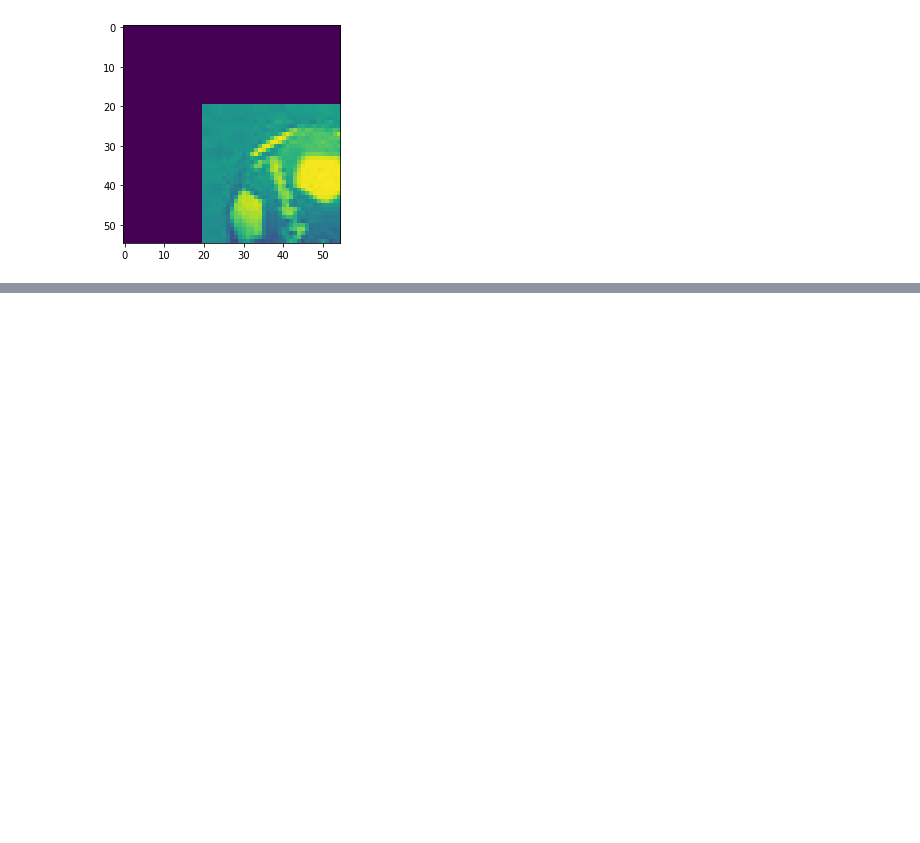
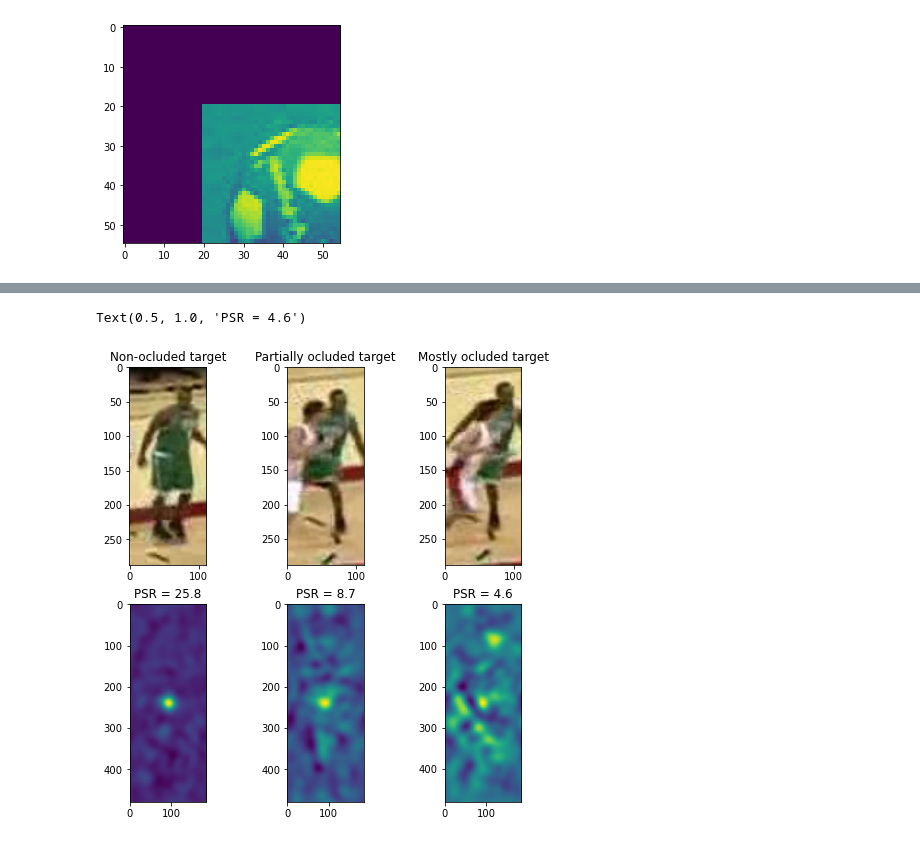
Before and after one commit to matemato/Advanced-computer-vision, a Jupyter notebook: Assignments/3/testingMOSSE.ipynb, the cells around one changed output, grey strips where cells are left out. Saved outputs shown, nothing was run; the diff lists cells and outputs as text; code cells hidden in the pictures; blank space fills up the shorter version.

```diff
--- a/Assignments/3/testingMOSSE.ipynb
+++ b/Assignments/3/testingMOSSE.ipynb
@@ -119,0 +139,33 @@ plt.show()
+# %%
+im = cv2.imread("./Plots/frame 1.png")
+im = cv2.cvtColor(im, cv2.COLOR_BGR2RGB)
+im2 = cv2.imread("./Plots/frame 11.png")
+im2 = cv2.cvtColor(im2, cv2.COLOR_BGR2RGB)
+im3 = cv2.imread("./Plots/frame 14.png")
+im3 = cv2.cvtColor(im3, cv2.COLOR_BGR2RGB)
+im4 = cv2.imread("./Plots/psr_non ocluded.png")
+im4 = cv2.cvtColor(im4, cv2.COLOR_BGR2RGB)
+im5 = cv2.imread("./Plots/psr_partialy ocluded.png")
+im5 = cv2.cvtColor(im5, cv2.COLOR_BGR2RGB)
+im6 = cv2.imread("./Plots/psr_ocluded.png")
+im6 = cv2.cvtColor(im6, cv2.COLOR_BGR2RGB)
+# %%
+fig, ax = plt.subplots(2, 3, figsize=(8,8))
+# fig.suptitle('Horizontally stacked subplots')
+ax[0][0].imshow(im)
+ax[0][1].imshow(im2)
+ax[0][2].imshow(im3)
+ax[1][0].imshow(im4)
+ax[1][1].imshow(im5)
+ax[1][2].imshow(im6)
+
+ax[0, 0].set_title('Non-ocluded target')
+ax[0, 1].set_title('Partially ocluded target')
+ax[0, 2].set_title('Mostly ocluded target')
+
+ax[1, 0].set_title('PSR = 25.8')
+ax[1, 1].set_title('PSR = 8.7')
+ax[1, 2].set_title('PSR = 4.6')
+# %% [output]
+Text(0.5, 1.0, 'PSR = 4.6')
+[figure, added]
```
Also changed, not shown: parts of 3 cells of this notebook, 25 other files.
